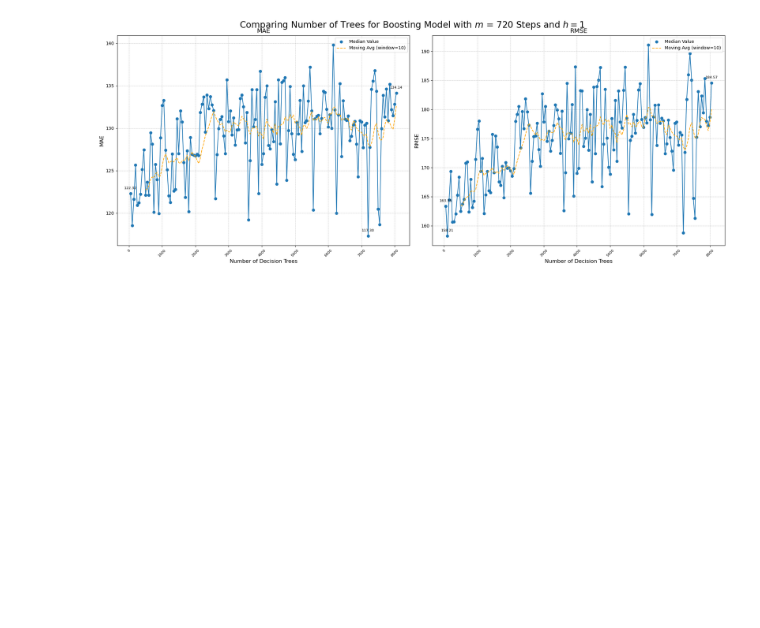
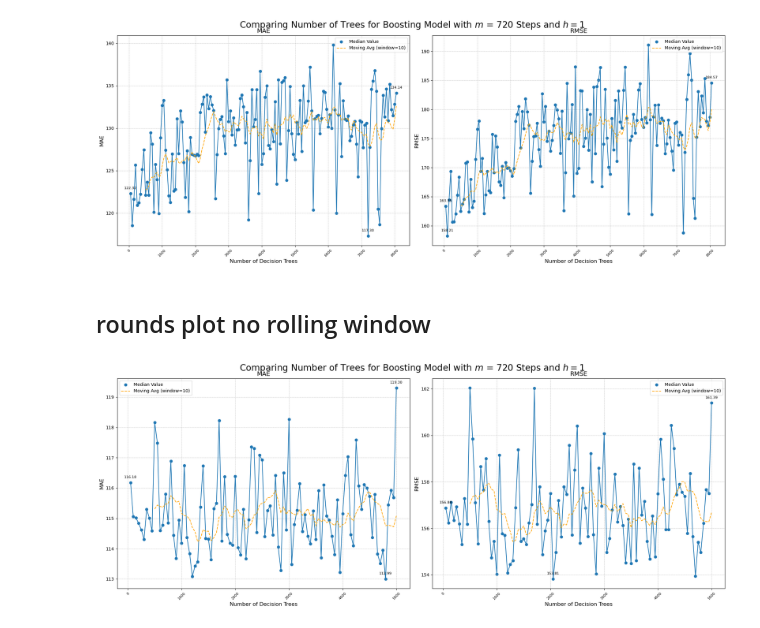
Before and after one commit to madsh0402/Forecasting-energy-consumption, a Jupyter notebook: Further Research/Boosting plots.ipynb, the cells around one changed output. Cells and saved outputs as stored; diff of their text form; code cells hidden in the pictures; blank space fills up the shorter version.

```diff
--- a/Further Research/Boosting plots.ipynb
+++ b/Further Research/Boosting plots.ipynb
@@ -226,3 +243,65 @@ fig.suptitle('Comparing Number of Trees for Boosting Model with $m$ = 720 Steps
 plt.show()
 # %% [output]
 [figure]
+# %% [markdown]
+## rounds plot no rolling window
+# %%
+
+# Define the base path for the CSV files
+base_path = "C:/Users/madsh/OneDrive/Dokumenter/kandidat/Fællesmappe/Forecasting-energy-consumption/Data/Results/Boosting/Round no window/Metrics"
+results = {}
+
+# Loop through the files in the directory and load them into the results dictionary
+for filename in os.listdir(base_path):
+    if filename.endswith(".csv"):
+        rounds = filename.split('nrounds=')[-1].split('_')[0]
+        file_path = os.path.join(base_path, filename)
+        results[int(rounds)] = pd.read_csv(file_path)
+
+# Sort the results by the number of rounds
+results = dict(sorted(results.items()))
+# %%
+# Function to plot metrics for the ntree datasets with moving average
+def plot_metric(ax, metric_name, window_size=10):
+    median_metrics = {str(k): v[metric_name].median() for k, v in results.items()}
+    df = pd.DataFrame(list(median_metrics.items()), columns=['ntree value', metric_name])
+    df['ntree value'] = pd.to_numeric(df['ntree value'])
+
+    # Calculate moving average
+    df['Moving Average'] = df[metric_name].rolling(window=window_size).mean()
+
+    # Scatter, line plot, and moving average plot
+    ax.scatter(df['ntree value'], df[metric_name], color='#1f77b4', label='Median Value')
+    ax.plot(df['ntree value'], df[metric_name], color='#1f77b4')
+    ax.plot(df['ntree value'], df['Moving Average'], color='orange', linestyle='--', label=f'Moving Avg (window={window_size})')
+
+    # Annotating only the minimum, maximum, and a few points if there are enough
+    if len(df) > 2:
+        selected_points = pd.concat([df.iloc[[0, -1]], df.loc[[df[metric_name].idxmin()]]])
+    else:
+        selected_points = df
+
+    for _, row in selected_points.iterrows():
+        ax.annotate(f"{row[metric_name]:.2f}", (row['ntree value'], row[metric_name]),
+                    textcoords="offset points", xytext=(0, 10), ha='center', fontsize=8)
+
+    ax.set_title(f'{metric_name}', fontsize=14)
+    ax.set_xlabel('Number of Decision Trees', fontsize=12)
+    ax.set_ylabel(f'{metric_name}', fontsize=12)
+    ax.grid(True, linestyle='--', linewidth=0.5)
+    ax.tick_params(axis='x', labelrotation=45, labelsize=8)
+    ax.tick_params(axis='y', labelsize=10)
+    ax.legend()
+
+# Create subplots for MAE and RMSE with moving averages
+fig, (ax1, ax2) = plt.subplots(1, 2, figsize=(20, 8))
+plot_metric(ax1, 'MAE')
+plot_metric(ax2, 'RMSE')
+
+plt.tight_layout()
+fig.subplots_adjust(top=0.92)
+fig.suptitle('Comparing Number of Trees for Boosting Model with $m$ = 720 Steps and $h=1$', fontsize=20)
+
+plt.show()
+# %% [output]
+[figure, added]
```
Also changed, not shown: parts of 4 cells of this notebook, 6 other files.
